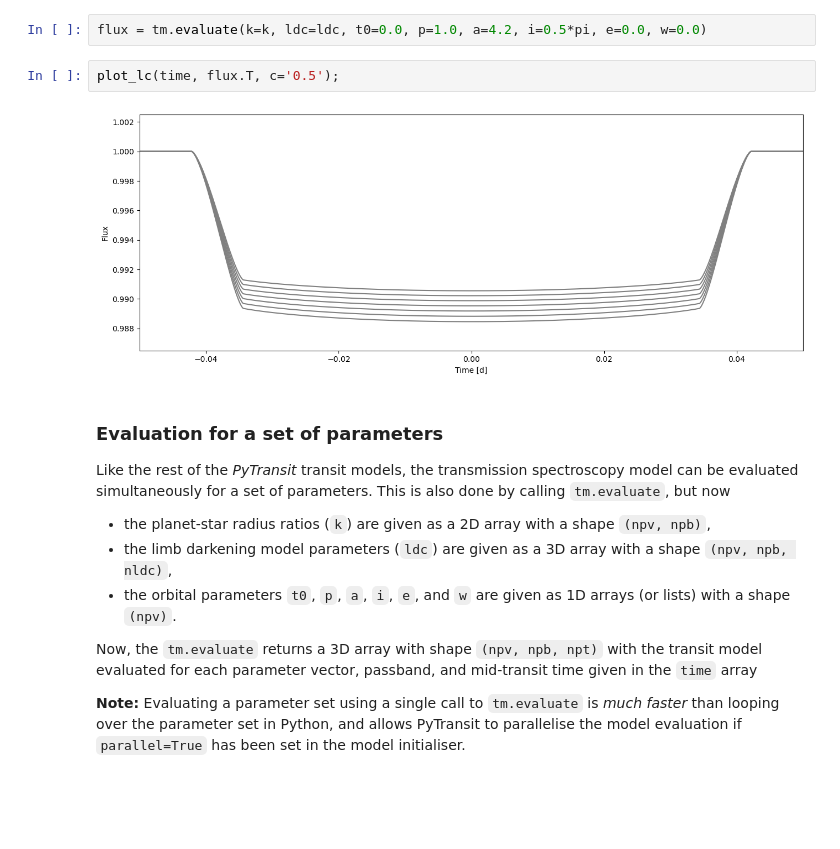
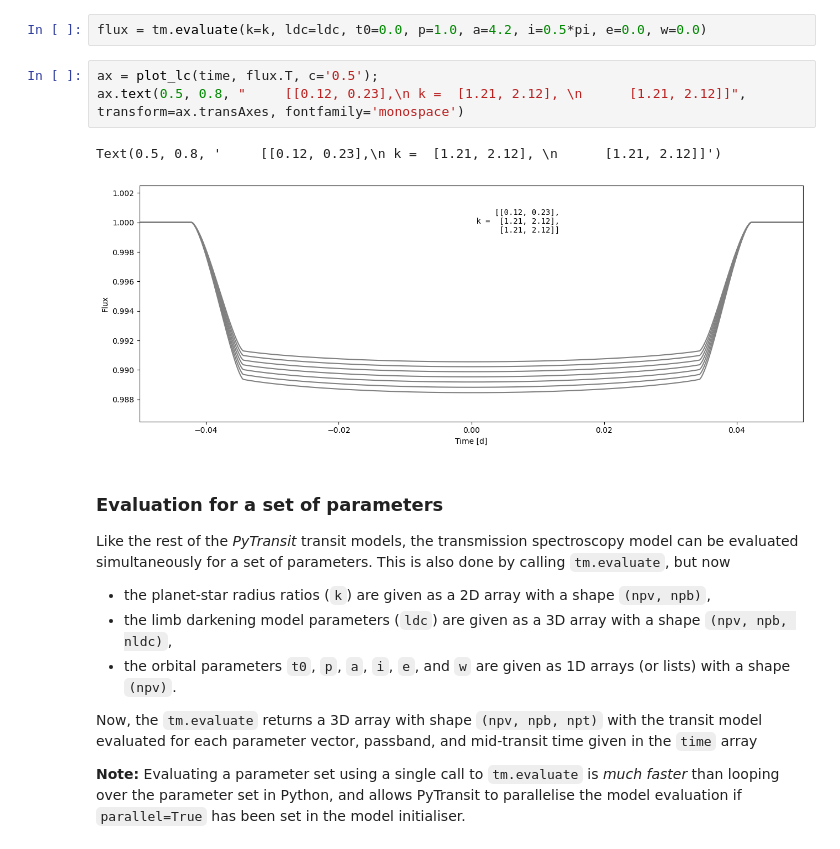
Before and after one commit to hpparvi/PyTransit, a Jupyter notebook: notebooks/roadrunner/tsmodel_example_1.ipynb, the cells around one changed output. Drawn from its saved outputs; the diff is of its cells as text; blank space fills up the shorter version.

```diff
--- a/notebooks/roadrunner/tsmodel_example_1.ipynb
+++ b/notebooks/roadrunner/tsmodel_example_1.ipynb
@@ -78,10 +78,12 @@ k =  linspace(0.095, 0.105, npb)
 ldc = tile([0.12, 1.2], [npb, 1])
 # %%
 flux = tm.evaluate(k=k, ldc=ldc, t0=0.0, p=1.0, a=4.2, i=0.5*pi, e=0.0, w=0.0)
-# %%
-plot_lc(time, flux.T, c='0.5');
-# %% [output]
-[figure, removed]
+# %%
+ax = plot_lc(time, flux.T, c='0.5');
+ax.text(0.5, 0.8, "     [[0.12, 0.23],\n k =  [1.21, 2.12], \n      [1.21, 2.12]]", transform=ax.transAxes, fontfamily='monospace')
+# %% [output]
+Text(0.5, 0.8, '     [[0.12, 0.23],\n k =  [1.21, 2.12], \n      [1.21, 2.12]]')
+[figure, added]
 # %% [markdown]
 ### Evaluation for a set of parameters
 
```
Also changed, not shown: parts of 1 cell of this notebook, 2 other files.
